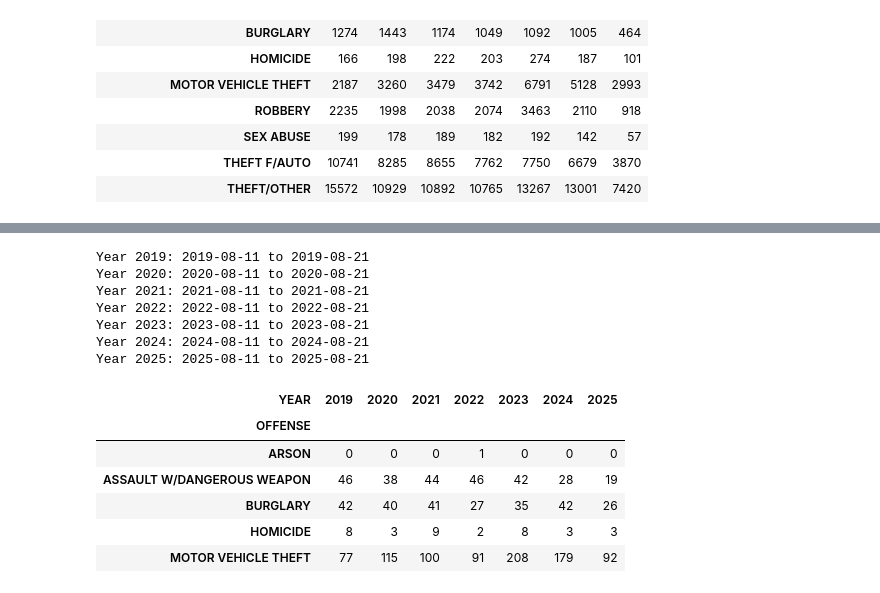
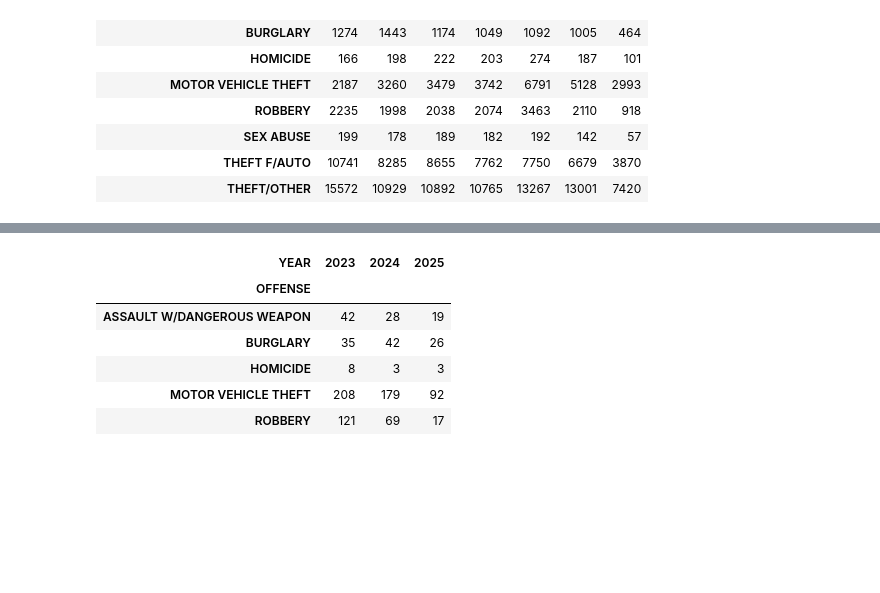
Before and after one commit to jkelly3rd/dc_crime, a Jupyter notebook: notebooks/dc_crime_incidents.ipynb, the cells around one changed output, grey strips where cells are left out. Saved outputs shown, nothing was run; the diff lists cells and outputs as text; code cells hidden in the pictures; blank space fills up the shorter version.

Commit message:
Major update of code, data files, output, maps, styles

```diff
--- a/notebooks/dc_crime_incidents.ipynb
+++ b/notebooks/dc_crime_incidents.ipynb
@@ -165,26 +158,0 @@ html_template += f'<iframe src="gun_crimes_map.html" width="100%" height="400"><
-# %%
-# Create a comparable 'year-to-date' pivot table for each year (2019-2025) using the min/max date in 2025 (month/day only)
-max_2025_date = crime_incidents.loc[crime_incidents['YEAR'] == '2025', 'REPORT_DATE'].max()
-min_2025_date = crime_incidents.loc[crime_incidents['YEAR'] == '2025', 'REPORT_DATE'].min()
-if pd.isnull(max_2025_date) or pd.isnull(min_2025_date):
-    raise ValueError("No valid dates found for 2025 in the dataset.")
-# Get month/day for min and max dates
-min_md = (min_2025_date.month, min_2025_date.day)
-max_md = (max_2025_date.month, max_2025_date.day)
-# Filter for incidents in each year between min_md and max_md (month/day only)
-def is_within_period(row):
-    if pd.isnull(row['REPORT_DATE']):
-        return False
-    md = (row['REPORT_DATE'].month, row['REPORT_DATE'].day)
-    return (md >= min_md) and (md <= max_md)
-filtered = crime_incidents[crime_incidents.apply(is_within_period, axis=1)]
-# Only keep years 2019-2025
-filtered = filtered[filtered['YEAR'].isin([str(y) for y in range(2019, 2026)])]
-# Pivot: offenses as rows, years as columns
-crime_offense_ytd = filtered.groupby(['OFFENSE', 'YEAR']).size().unstack(fill_value=0)
-
-# Print the date range used for each year
-for year in range(2019, 2026):
-    print(f"Year {year}: {year}-{min_md[0]:02d}-{min_md[1]:02d} to {year}-{max_md[0]:02d}-{max_md[1]:02d}")
-
-crime_offense_ytd.head()
@@ -206,42 +159,24 @@ Year 2025: 2025-01-01 to 2025-08-21
 # %%
-# Repeat the above but use August 11 as the low date
+# Year-to-date offense count since August 11 (citywide)
 max_2025_date = crime_incidents.loc[crime_incidents['YEAR'] == '2025', 'REPORT_DATE'].max()
 min_2025_date = pd.Timestamp(year=2025, month=8, day=11)
-if pd.isnull(max_2025_date) or pd.isnull(min_2025_date):
-    raise ValueError("No valid dates found for 2025 in the dataset.")
-# Get month/day for min and max dates
 min_md = (min_2025_date.month, min_2025_date.day)
 max_md = (max_2025_date.month, max_2025_date.day)
-# Filter for incidents in each year between min_md and max_md (month/day only)
 def is_within_period(row):
-    if pd.isnull(row['REPORT_DATE']):
-        return False
+    if pd.isnull(row['REPORT_DATE']): return False
     md = (row['REPORT_DATE'].month, row['REPORT_DATE'].day)
     return (md >= min_md) and (md <= max_md)
 filtered = crime_incidents[crime_incidents.apply(is_within_period, axis=1)]
-# Only keep years 2019-2025
-filtered = filtered[filtered['YEAR'].isin([str(y) for y in range(2019, 2026)])]
-# Pivot: offenses as rows, years as columns
+filtered = filtered[filtered['YEAR'].isin([str(y) for y in range(2023, 2026)])]
 crime_offense_since_aug11 = filtered.groupby(['OFFENSE', 'YEAR']).size().unstack(fill_value=0)
-
-# Print the date range used for each year
-for year in range(2019, 2026):
-    print(f"Year {year}: {year}-{min_md[0]:02d}-{min_md[1]:02d} to {year}-{max_md[0]:02d}-{max_md[1]:02d}")
-
+crime_offense_since_aug11.to_csv(os.path.join(data_folder, '../processed/crime_offense_since_aug11.csv'))
 crime_offense_since_aug11.head()
 # %% [output]
-Year 2019: 2019-08-11 to 2019-08-21
-Year 2020: 2020-08-11 to 2020-08-21
-Year 2021: 2021-08-11 to 2021-08-21
-Year 2022: 2022-08-11 to 2022-08-21
-Year 2023: 2023-08-11 to 2023-08-21
-Year 2024: 2024-08-11 to 2024-08-21
-Year 2025: 2025-08-11 to 2025-08-21
-| YEAR | 2019 | 2020 | 2021 | 2022 | 2023 | 2024 | 2025 |
-| OFFENSE |  |  |  |  |  |  |  |
-| ARSON | 0 | 0 | 0 | 1 | 0 | 0 | 0 |
-| ASSAULT W/DANGEROUS WEAPON | 46 | 38 | 44 | 46 | 42 | 28 | 19 |
-| BURGLARY | 42 | 40 | 41 | 27 | 35 | 42 | 26 |
-| HOMICIDE | 8 | 3 | 9 | 2 | 8 | 3 | 3 |
-| MOTOR VEHICLE THEFT | 77 | 115 | 100 | 91 | 208 | 179 | 92 |
+| YEAR | 2023 | 2024 | 2025 |
+| OFFENSE |  |  |  |
+| ASSAULT W/DANGEROUS WEAPON | 42 | 28 | 19 |
+| BURGLARY | 35 | 42 | 26 |
+| HOMICIDE | 8 | 3 | 3 |
+| MOTOR VEHICLE THEFT | 208 | 179 | 92 |
+| ROBBERY | 121 | 69 | 17 |
 # %%
```
Also changed, not shown: parts of 30 cells of this notebook, 46 other files.
